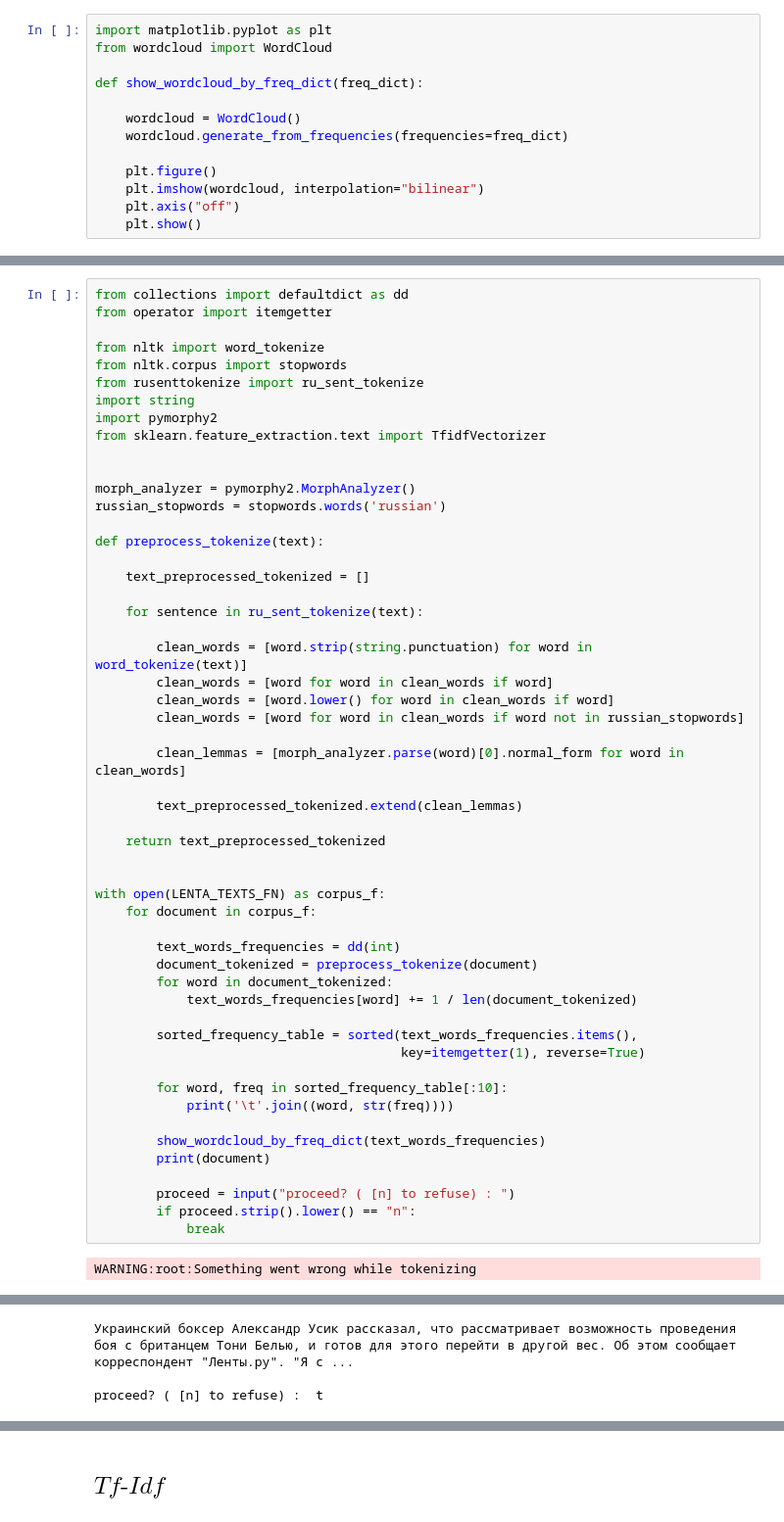
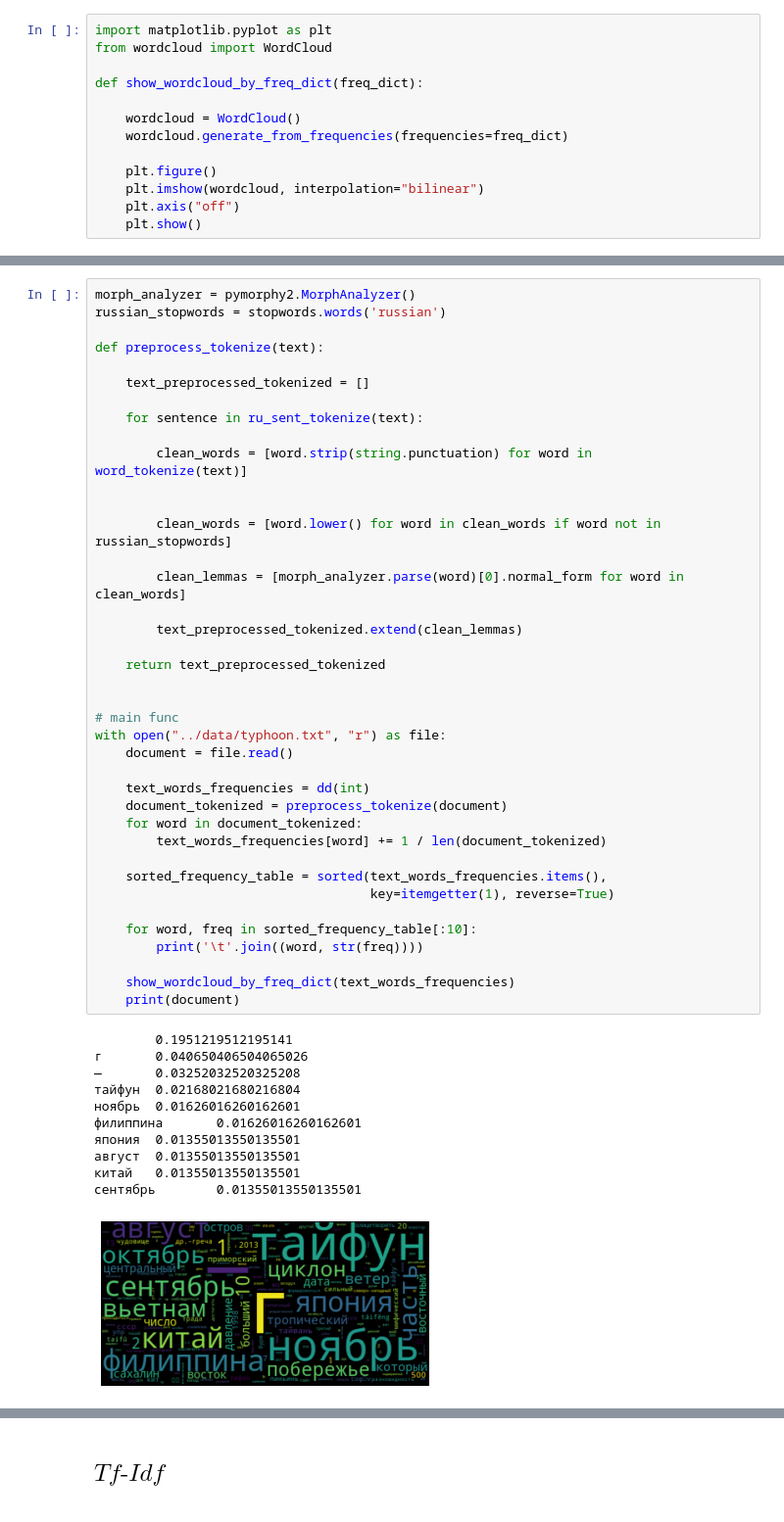
Before and after one commit to nstsj/python_for_CL, a Jupyter notebook: notebooks/freq_analysis_tf_idf.ipynb, the cells around one changed output, grey strips where cells are left out. Shown: that part at 98% size. Drawn from its saved outputs; the diff is of its cells as text.

```diff
--- a/notebooks/freq_analysis_tf_idf.ipynb
+++ b/notebooks/freq_analysis_tf_idf.ipynb
@@ -254,55 +203,51 @@ proceed? ( [n] to refuse) :  n
 # %%
-from collections import defaultdict as dd
-from operator import itemgetter
-
-from nltk import word_tokenize
-from nltk.corpus import stopwords
-from rusenttokenize import ru_sent_tokenize
-import string
-import pymorphy2
-from sklearn.feature_extraction.text import TfidfVectorizer
-
-
 morph_analyzer = pymorphy2.MorphAnalyzer()
 russian_stopwords = stopwords.words('russian')
 
 def preprocess_tokenize(text):
 
     text_preprocessed_tokenized = []
 
     for sentence in ru_sent_tokenize(text):
 
         clean_words = [word.strip(string.punctuation) for word in word_tokenize(text)]
-        clean_words = [word for word in clean_words if word]
-        clean_words = [word.lower() for word in clean_words if word]
-        clean_words = [word for word in clean_words if word not in russian_stopwords]
+
+
+        clean_words = [word.lower() for word in clean_words if word not in russian_stopwords]
 
         clean_lemmas = [morph_analyzer.parse(word)[0].normal_form for word in clean_words]
 
         text_preprocessed_tokenized.extend(clean_lemmas)
 
     return text_preprocessed_tokenized
 
 
-with open(LENTA_TEXTS_FN) as corpus_f:
-    for document in corpus_f:
+# main func
+with open("../data/typhoon.txt", "r") as file:
+    document = file.read()
 
-        text_words_frequencies = dd(int)
-        document_tokenized = preprocess_tokenize(document)
-        for word in document_tokenized:
-            text_words_frequencies[word] += 1 / len(document_tokenized)
+    text_words_frequencies = dd(int)
+    document_tokenized = preprocess_tokenize(document)
+    for word in document_tokenized:
+        text_words_frequencies[word] += 1 / len(document_tokenized)
 
-        sorted_frequency_table = sorted(text_words_frequencies.items(),
-                                        key=itemgetter(1), reverse=True)
+    sorted_frequency_table = sorted(text_words_frequencies.items(),
+                                    key=itemgetter(1), reverse=True)
 
-        for word, freq in sorted_frequency_table[:10]:
-            print('\t'.join((word, str(freq))))
+    for word, freq in sorted_frequency_table[:10]:
+        print('\t'.join((word, str(freq))))
 
-        show_wordcloud_by_freq_dict(text_words_frequencies)
-        print(document)
-
-        proceed = input("proceed? ( [n] to refuse) : ")
-        if proceed.strip().lower() == "n":
-            break
+    show_wordcloud_by_freq_dict(text_words_frequencies)
+    print(document)
 # %% [output]
-WARNING:root:Something went wrong while tokenizing
+        0.1951219512195141
+г       0.040650406504065026
+—       0.03252032520325208
+тайфун  0.02168021680216804
+ноябрь  0.01626016260162601
+филиппина       0.01626016260162601
+япония  0.01355013550135501
+август  0.01355013550135501
+китай   0.01355013550135501
+сентябрь        0.01355013550135501
+[figure, new version]
@@ -320,3 +270,0 @@ WARNING:root:Something went wrong while tokenizing
-Украинский боксер Александр Усик рассказал, что рассматривает возможность проведения боя с британцем Тони Белью, и готов для этого перейти в другой вес. Об этом сообщает корреспондент "Ленты.ру". "Я с ...
-
-proceed? ( [n] to refuse) :  t
```
Also changed, not shown: parts of 20 cells of this notebook, 1 other file.
